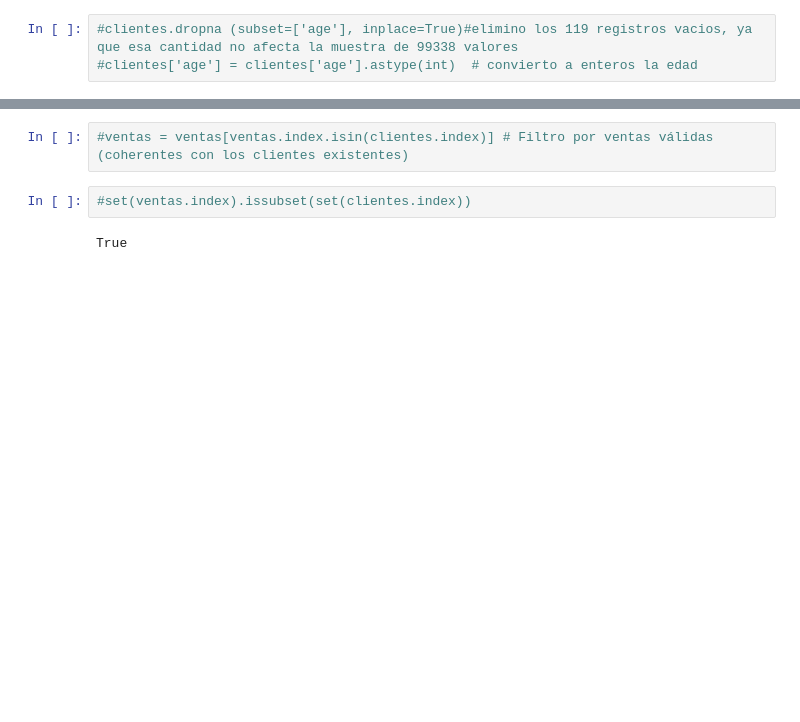
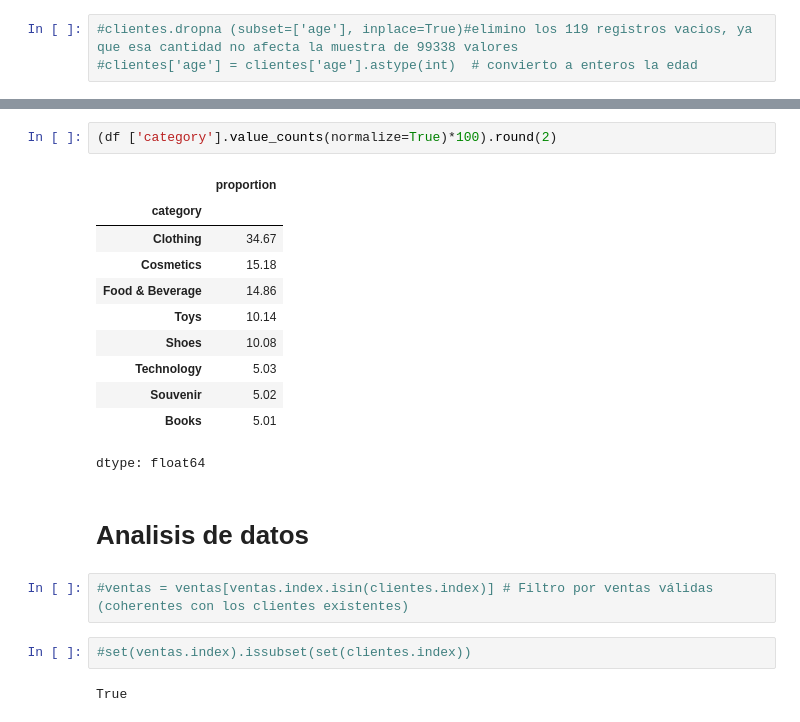
Before and after one commit to federico2018lc/InnovacionDatosProyectoFinal, a Jupyter notebook: analisis_datos_EDA.ipynb, the cells around one changed output, grey strips where cells are left out. Cells and saved outputs as stored; diff of their text form; blank space fills up the shorter version.

```diff
--- a/analisis_datos_EDA.ipynb
+++ b/analisis_datos_EDA.ipynb
@@ -75,3 +179,19 @@ dtype: int64
+# %%
+(df ['category'].value_counts(normalize=True)*100).round(2)
+# %% [output]
+|  | proportion |
+| category |  |
+| Clothing | 34.67 |
+| Cosmetics | 15.18 |
+| Food & Beverage | 14.86 |
+| Toys | 10.14 |
+| Shoes | 10.08 |
+| Technology | 5.03 |
+| Souvenir | 5.02 |
+| Books | 5.01 |
+dtype: float64
+# %% [markdown]
+# Analisis de datos
 # %%
 #ventas = ventas[ventas.index.isin(clientes.index)] # Filtro por ventas válidas (coherentes con los clientes existentes)
 # %%
```
Also changed, not shown: parts of 36 cells of this notebook.
